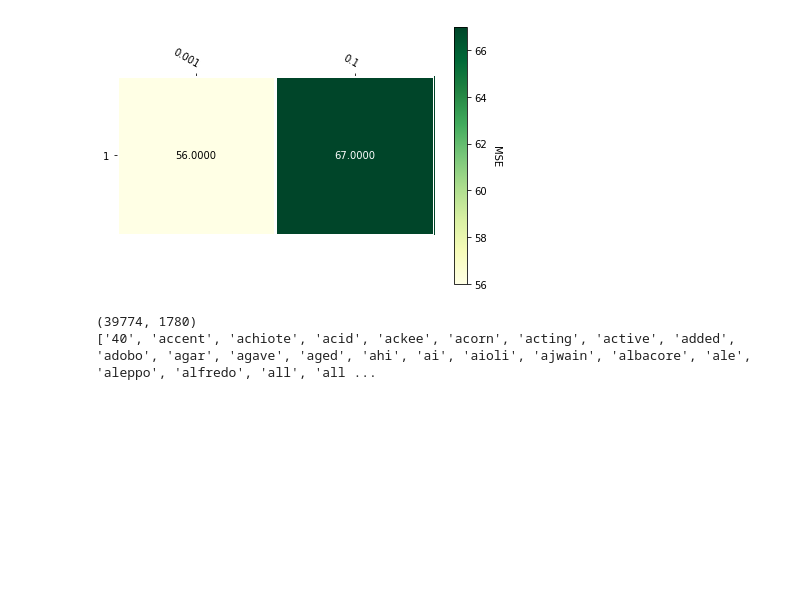
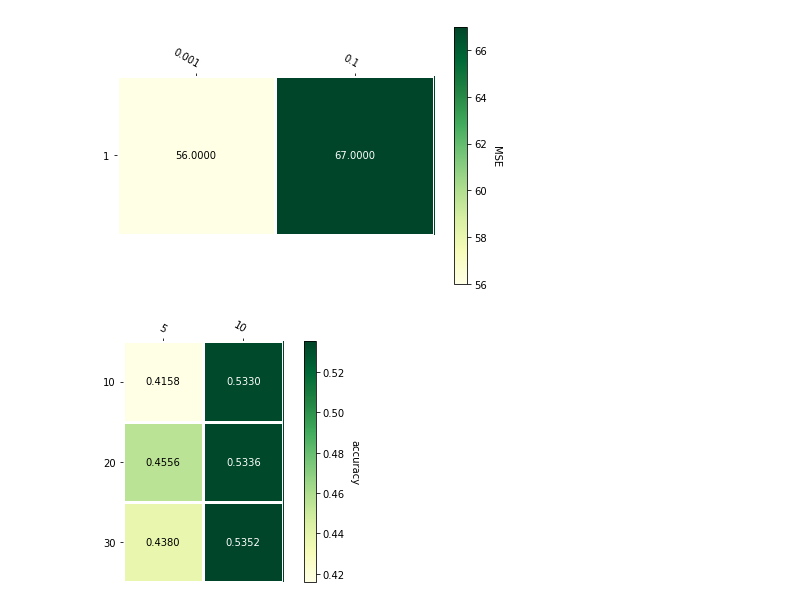
Before and after one commit to jonabaa/Project3, a Jupyter notebook: Vectorizer example.ipynb, the cells around one changed output. Drawn from its saved outputs; the diff is of its cells as text; code cells hidden in the pictures; blank space fills up the shorter version.

```diff
--- a/Vectorizer example.ipynb
+++ b/Vectorizer example.ipynb
@@ -215,36 +220,3 @@ fig.tight_layout()
 plt.show()
 # %% [output]
 [figure]
-# %%
-def get_design_matrix(data, cleaning_function = lambda x : x, min_df = 0.0, max_df = 1.0) :
-    """
-    Take a data frame data, and convert to a matrix.
-    Use cleaning_function to clear up data.
-    """
-    recipie_list_list = data.ingredients.values.tolist()
-    recipie_string_list = [cleaning_function(" ".join(ing)) for ing in recipie_list_list]
-    vectorizer = CountVectorizer(min_df = min_df, max_df = max_df)
-    X = vectorizer.fit_transform(recipie_string_list).toarray()
-    return X, vectorizer.get_feature_names()
-
-
-def test_parameters_svm(X_train, y_train, parmlist = [0.1]) :
-    """
-    Pick the best svm parameter from parmlist, using cross validation or something
-    """
-
-def choose_parameters_forrests(X_train, y_train, parmlist = [(2,4)]) :
-    """
-    """
-
-def clean(s) :
-    s = s.replace("-", " ")
-    return s.replace("33", "")
-
-X, features = get_design_matrix(data, cleaning_function = clean, min_df = 0.00013)
-print(X.shape)
-print(features)
-### Also want voting classifier
-# %% [output]
-(39774, 1780)
-['40', 'accent', 'achiote', 'acid', 'ackee', 'acorn', 'acting', 'active', 'added', 'adobo', 'agar', 'agave', 'aged', 'ahi', 'ai', 'aioli', 'ajwain', 'albacore', 'ale', 'aleppo', 'alfredo', 'all', 'all ...
@@ -250,0 +355,8 @@ print(features)
+# %%
+X, y, features = get_design_matrix(min_df = 0.00013)
+
+x_train, x_test, y_train, y_test = train_test_split(X, y, test_size = 0.2)
+# %%
+forrest_scores = forrest_tester(x_train, y_train, [10,20,30], [5,10], folds = 2, plot = True)
+# %% [output]
+[figure, added]
```
Also changed, not shown: parts of 5 cells of this notebook.
